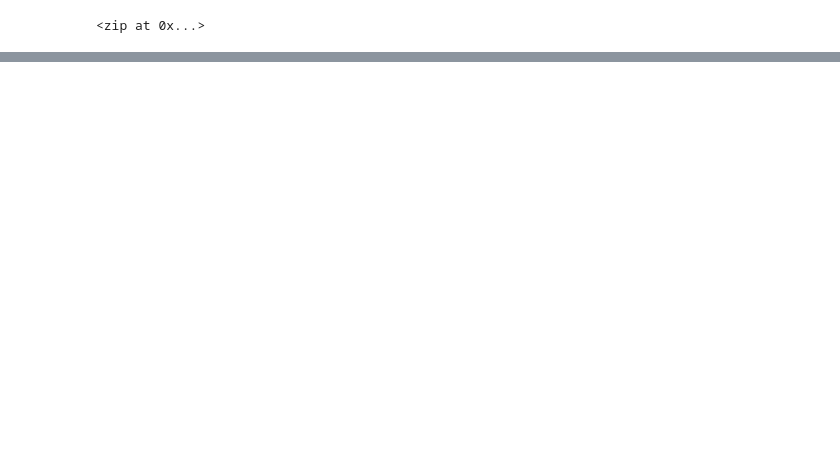
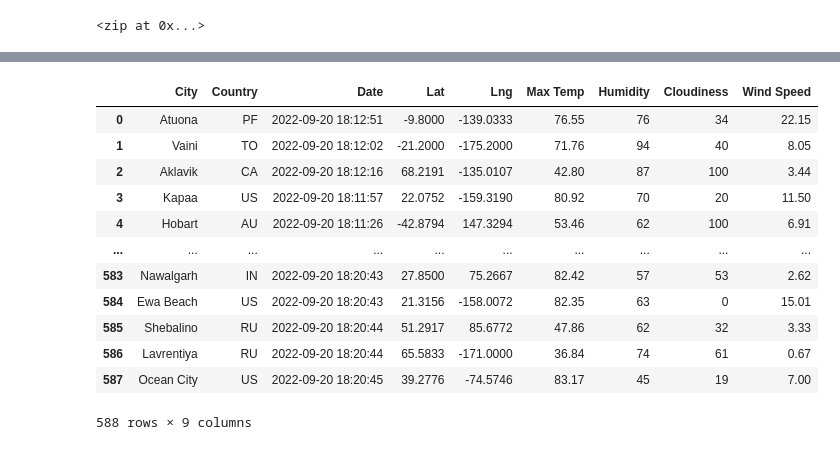
Before and after one commit to ireneshin26/World_Weather_Analysis, a Jupyter notebook: WeatherPy.ipynb, the cells around one changed output, grey strips where cells are left out. Cells and saved outputs as stored; diff of their text form; code cells hidden in the pictures; blank space fills up the shorter version.

Commit message:
modified gitignore and updating weather.py file

```diff
--- a/WeatherPy.ipynb
+++ b/WeatherPy.ipynb
@@ -55,0 +48,3 @@ len(cities)
+# %%
+# Starting URL for Weather Map API Call.
+url = "http://api.openweathermap.org/data/2.5/weather?units=Imperial&APPID=" + weather_api_key
@@ -55,0 +132,4 @@ len(cities)
+# %%
+# Convert the array of dictionaries to a Pandas DataFrame.
+city_data_df = pd.DataFrame(city_data)
+city_data_df.head(10)
@@ -55,0 +148,20 @@ len(cities)
+# %%
+#reorder columns
+new_column_order = ['City', 'Country', 'Date', 'Lat', 'Lng', 'Max Temp', 'Humidity', 'Cloudiness', 'Wind Speed']
+# %%
+city_data_df = city_data_df[new_column_order]
+city_data_df
+# %% [output]
+|  | City | Country | Date | Lat | Lng | Max Temp | Humidity | Cloudiness | Wind Speed |
+| 0 | Atuona | PF | 2022-09-20 18:12:51 | -9.8000 | -139.0333 | 76.55 | 76 | 34 | 22.15 |
+| 1 | Vaini | TO | 2022-09-20 18:12:02 | -21.2000 | -175.2000 | 71.76 | 94 | 40 | 8.05 |
+| 2 | Aklavik | CA | 2022-09-20 18:12:16 | 68.2191 | -135.0107 | 42.80 | 87 | 100 | 3.44 |
+| 3 | Kapaa | US | 2022-09-20 18:11:57 | 22.0752 | -159.3190 | 80.92 | 70 | 20 | 11.50 |
+| 4 | Hobart | AU | 2022-09-20 18:11:26 | -42.8794 | 147.3294 | 53.46 | 62 | 100 | 6.91 |
+| ... | ... | ... | ... | ... | ... | ... | ... | ... | ... |
+| 583 | Nawalgarh | IN | 2022-09-20 18:20:43 | 27.8500 | 75.2667 | 82.42 | 57 | 53 | 2.62 |
+| 584 | Ewa Beach | US | 2022-09-20 18:20:43 | 21.3156 | -158.0072 | 82.35 | 63 | 0 | 15.01 |
+| 585 | Shebalino | RU | 2022-09-20 18:20:44 | 51.2917 | 85.6772 | 47.86 | 62 | 32 | 3.33 |
+| 586 | Lavrentiya | RU | 2022-09-20 18:20:44 | 65.5833 | -171.0000 | 36.84 | 74 | 61 | 0.67 |
+| 587 | Ocean City | US | 2022-09-20 18:20:45 | 39.2776 | -74.5746 | 83.17 | 45 | 19 | 7.00 |
+588 rows × 9 columns
```
Also changed, not shown: parts of 11 cells of this notebook, 3 other files.
